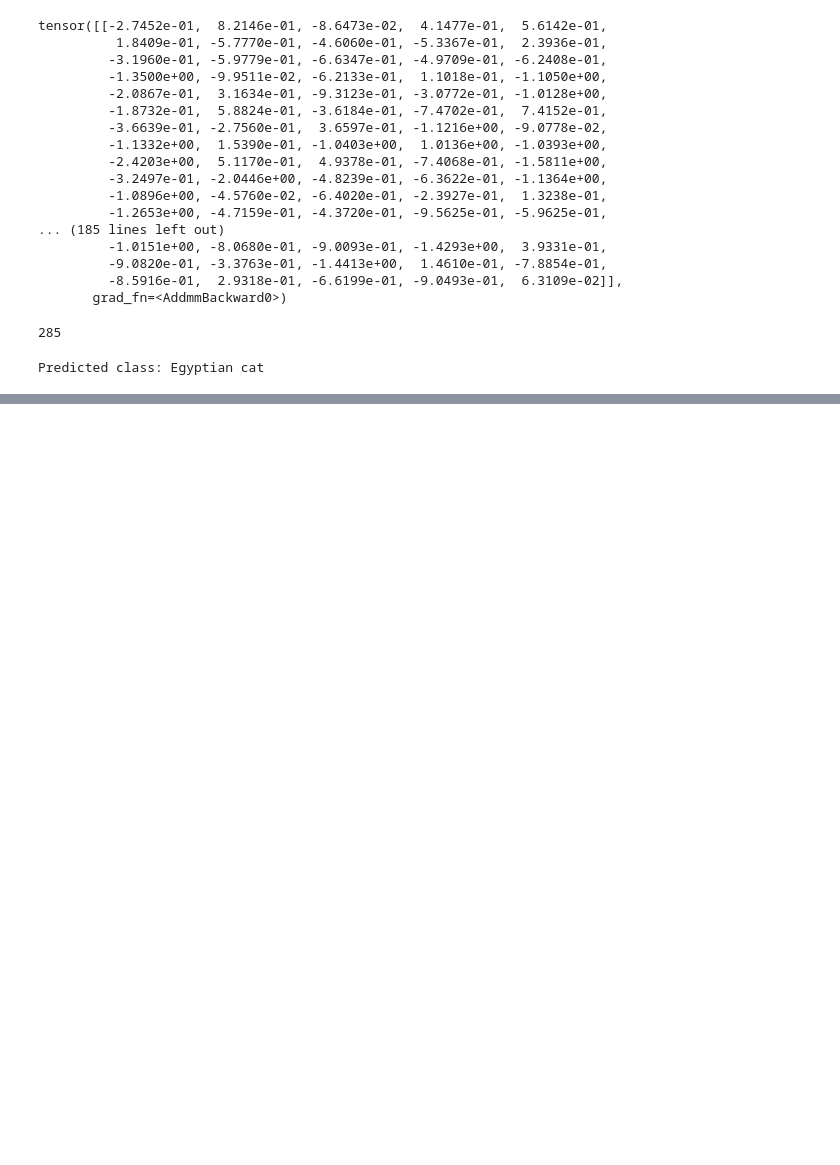
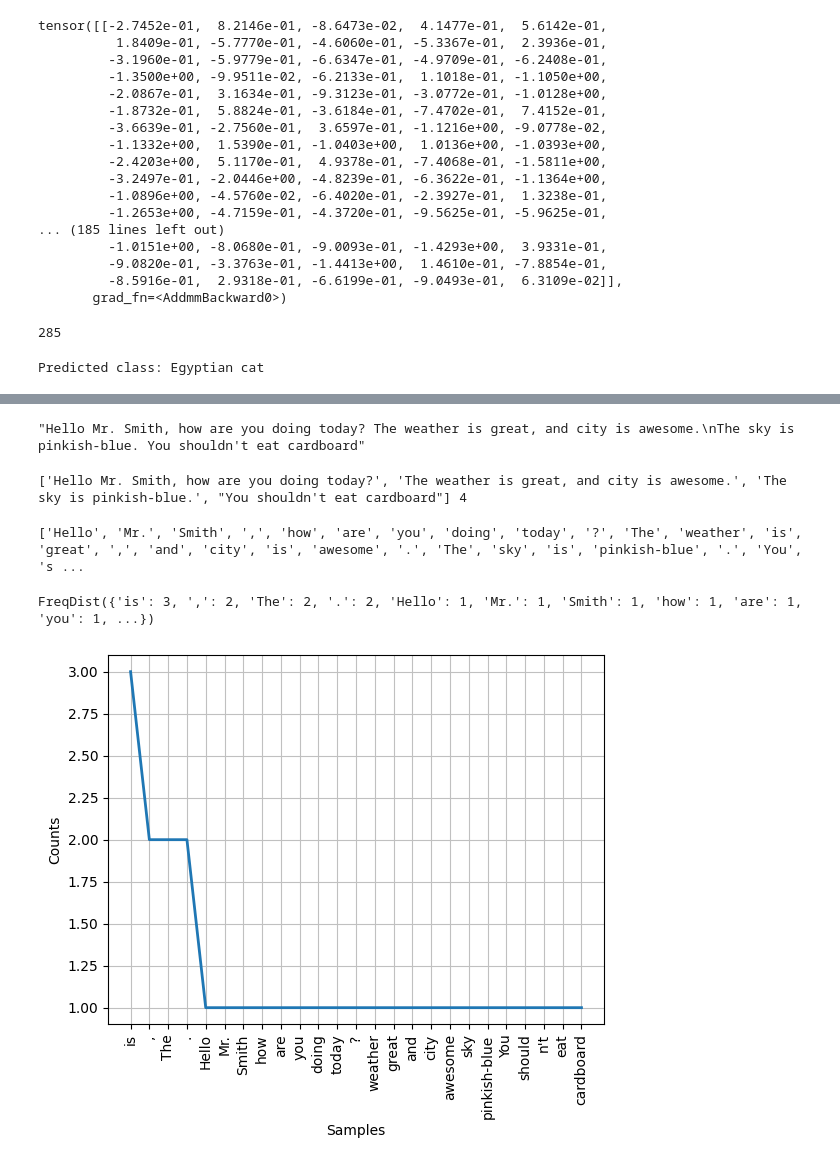
Before and after one commit to denverkim/SNUI7, a Jupyter notebook: 7_snui_day5.ipynb, the cells around one changed output, grey strips where cells are left out. Saved outputs shown, nothing was run; the diff lists cells and outputs as text; code cells hidden in the pictures; blank space fills up the shorter version.

```diff
--- a/7_snui_day5.ipynb
+++ b/7_snui_day5.ipynb
@@ -147,0 +187,37 @@ Predicted class: Egyptian cat
+# %%
+# 텍스트 만들기
+text="""Hello Mr. Smith, how are you doing today? The weather is great, and city is awesome.
+The sky is pinkish-blue. You shouldn't eat cardboard"""
+text
+# %% [output]
+"Hello Mr. Smith, how are you doing today? The weather is great, and city is awesome.\nThe sky is pinkish-blue. You shouldn't eat cardboard"
+# %%
+# 문장으로 끊기
+from nltk.tokenize import sent_tokenize
+sent=sent_tokenize(text)
+print(sent, len(sent))
+# %% [output]
+['Hello Mr. Smith, how are you doing today?', 'The weather is great, and city is awesome.', 'The sky is pinkish-blue.', "You shouldn't eat cardboard"] 4
+# %%
+# 단어로 자르기
+
+from nltk.tokenize import word_tokenize
+words = word_tokenize(text)
+print(words, len(words))
+# %% [output]
+['Hello', 'Mr.', 'Smith', ',', 'how', 'are', 'you', 'doing', 'today', '?', 'The', 'weather', 'is', 'great', ',', 'and', 'city', 'is', 'awesome', '.', 'The', 'sky', 'is', 'pinkish-blue', '.', 'You', 's ...
+# %%
+# 단어의 빈도
+from nltk.probability import FreqDist
+fdist = FreqDist(words)
+fdist
+# %% [output]
+FreqDist({'is': 3, ',': 2, 'The': 2, '.': 2, 'Hello': 1, 'Mr.': 1, 'Smith': 1, 'how': 1, 'are': 1, 'you': 1, ...})
+# %%
+# 빈도를 시각화
+import matplotlib.pyplot as plt
+
+fdist.plot()
+plt.show()
+# %% [output]
+[figure, added]
```
Also changed, not shown: parts of 14 cells of this notebook.
